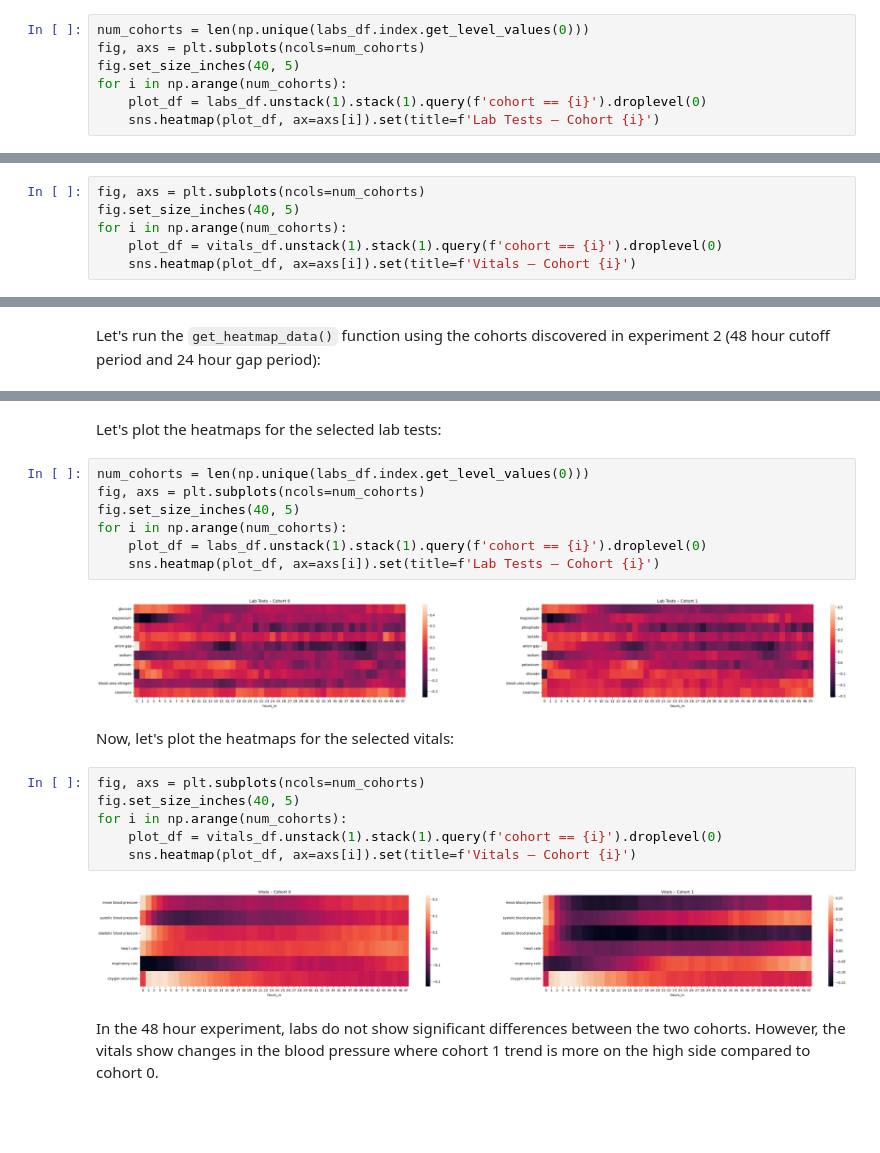
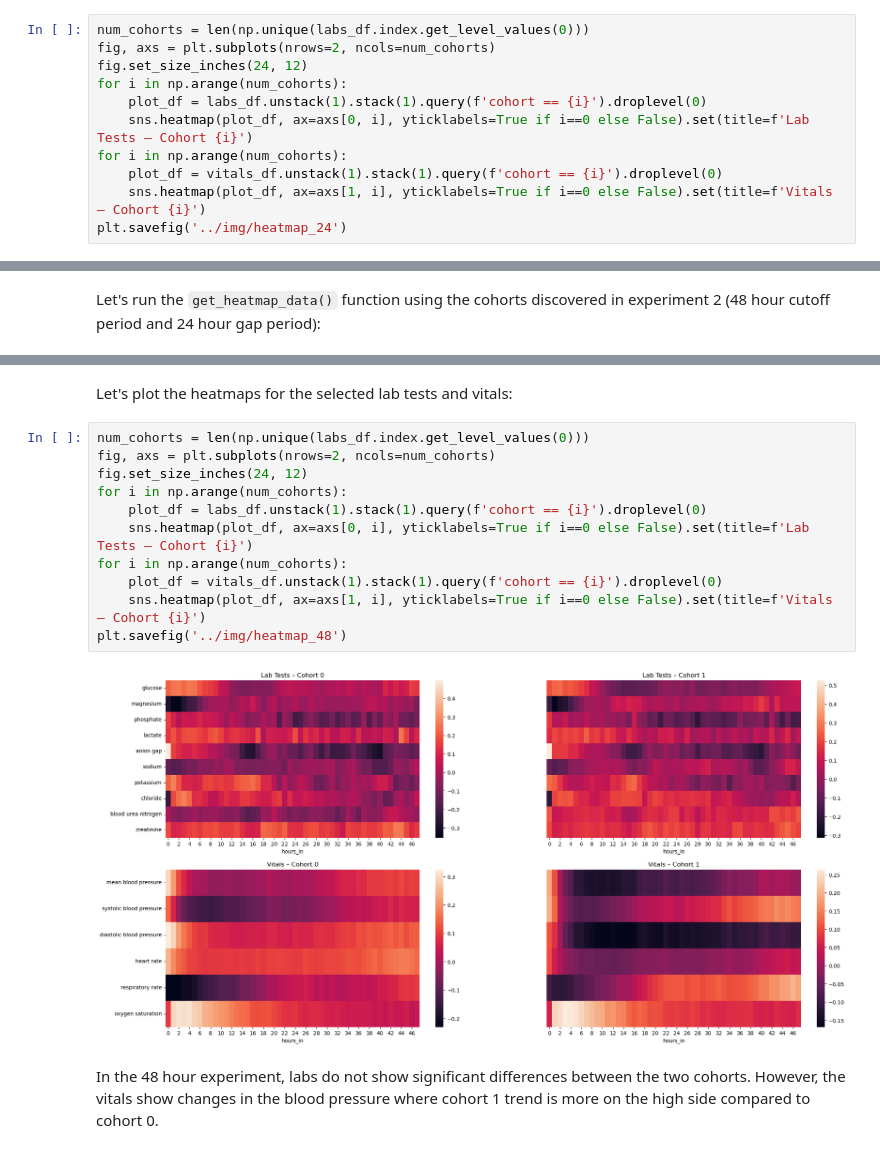
Before and after one commit to ger6-illini/dl4h-sp23-project, a Jupyter notebook: notebooks/cs598-dl4h-team27-paper181.ipynb, the cells around one changed output, grey strips where cells are left out. Drawn from its saved outputs; the diff is of its cells as text; blank space fills up the shorter version.

```diff
--- a/notebooks/cs598-dl4h-team27-paper181.ipynb
+++ b/notebooks/cs598-dl4h-team27-paper181.ipynb
@@ -468,8 +468,12 @@ Let's plot the heatmaps for the selected lab tests:
 # %%
 num_cohorts = len(np.unique(labs_df.index.get_level_values(0)))
-fig, axs = plt.subplots(ncols=num_cohorts)
-fig.set_size_inches(40, 5)
+fig, axs = plt.subplots(nrows=2, ncols=num_cohorts)
+fig.set_size_inches(24, 12)
 for i in np.arange(num_cohorts):
     plot_df = labs_df.unstack(1).stack(1).query(f'cohort == {i}').droplevel(0)
-    sns.heatmap(plot_df, ax=axs[i]).set(title=f'Lab Tests – Cohort {i}')
+    sns.heatmap(plot_df, ax=axs[0, i], yticklabels=True if i==0 else False).set(title=f'Lab Tests – Cohort {i}')
+for i in np.arange(num_cohorts):
+    plot_df = vitals_df.unstack(1).stack(1).query(f'cohort == {i}').droplevel(0)
+    sns.heatmap(plot_df, ax=axs[1, i], yticklabels=True if i==0 else False).set(title=f'Vitals – Cohort {i}')
+plt.savefig('../img/heatmap_24')
 # %% [output]
@@ -479,6 +480,0 @@ Now, let's plot the heatmaps for the selected vitals:
-# %%
-fig, axs = plt.subplots(ncols=num_cohorts)
-fig.set_size_inches(40, 5)
-for i in np.arange(num_cohorts):
-    plot_df = vitals_df.unstack(1).stack(1).query(f'cohort == {i}').droplevel(0)
-    sns.heatmap(plot_df, ax=axs[i]).set(title=f'Vitals – Cohort {i}')
@@ -500,24 +494,18 @@ Wall time: 3.67 s
 # %% [markdown]
-Let's plot the heatmaps for the selected lab tests:
+Let's plot the heatmaps for the selected lab tests and vitals:
 # %%
 num_cohorts = len(np.unique(labs_df.index.get_level_values(0)))
-fig, axs = plt.subplots(ncols=num_cohorts)
-fig.set_size_inches(40, 5)
+fig, axs = plt.subplots(nrows=2, ncols=num_cohorts)
+fig.set_size_inches(24, 12)
 for i in np.arange(num_cohorts):
     plot_df = labs_df.unstack(1).stack(1).query(f'cohort == {i}').droplevel(0)
-    sns.heatmap(plot_df, ax=axs[i]).set(title=f'Lab Tests – Cohort {i}')
+    sns.heatmap(plot_df, ax=axs[0, i], yticklabels=True if i==0 else False).set(title=f'Lab Tests – Cohort {i}')
+for i in np.arange(num_cohorts):
+    plot_df = vitals_df.unstack(1).stack(1).query(f'cohort == {i}').droplevel(0)
+    sns.heatmap(plot_df, ax=axs[1, i], yticklabels=True if i==0 else False).set(title=f'Vitals – Cohort {i}')
+plt.savefig('../img/heatmap_48')
 # %% [output]
-[figure, old version]
+[figure, new version]
-# %% [markdown]
-Now, let's plot the heatmaps for the selected vitals:
-# %%
-fig, axs = plt.subplots(ncols=num_cohorts)
-fig.set_size_inches(40, 5)
-for i in np.arange(num_cohorts):
-    plot_df = vitals_df.unstack(1).stack(1).query(f'cohort == {i}').droplevel(0)
-    sns.heatmap(plot_df, ax=axs[i]).set(title=f'Vitals – Cohort {i}')
-# %% [output]
-[figure, removed]
 # %% [markdown]
 In the 48 hour experiment, labs do not show significant differences between the two cohorts. However, the vitals show changes in the blood pressure where cohort 1 trend is more on the high side compared to cohort 0.
 # %% [markdown]
```
Also changed, not shown: parts of 14 cells of this notebook, 23 other files.
